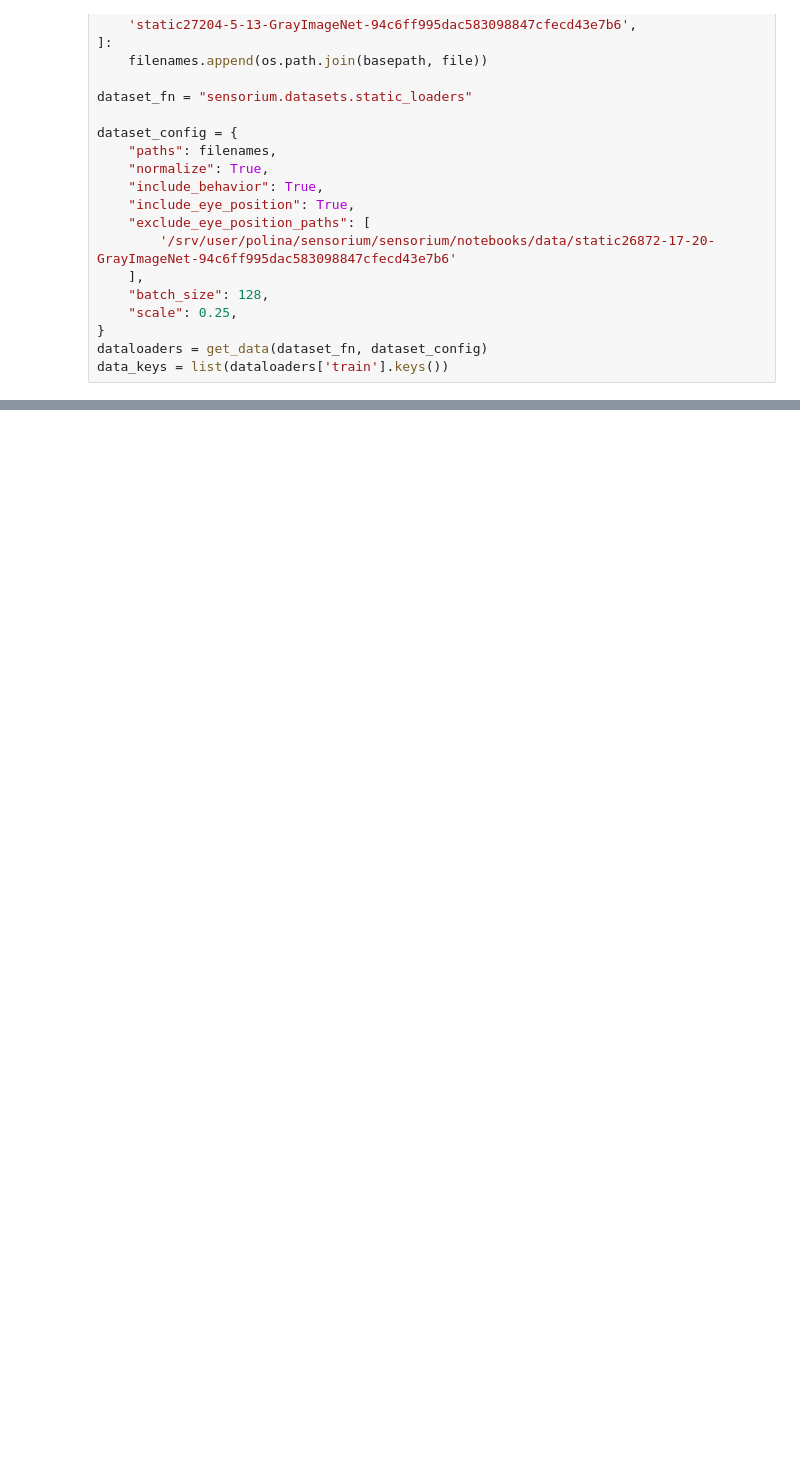
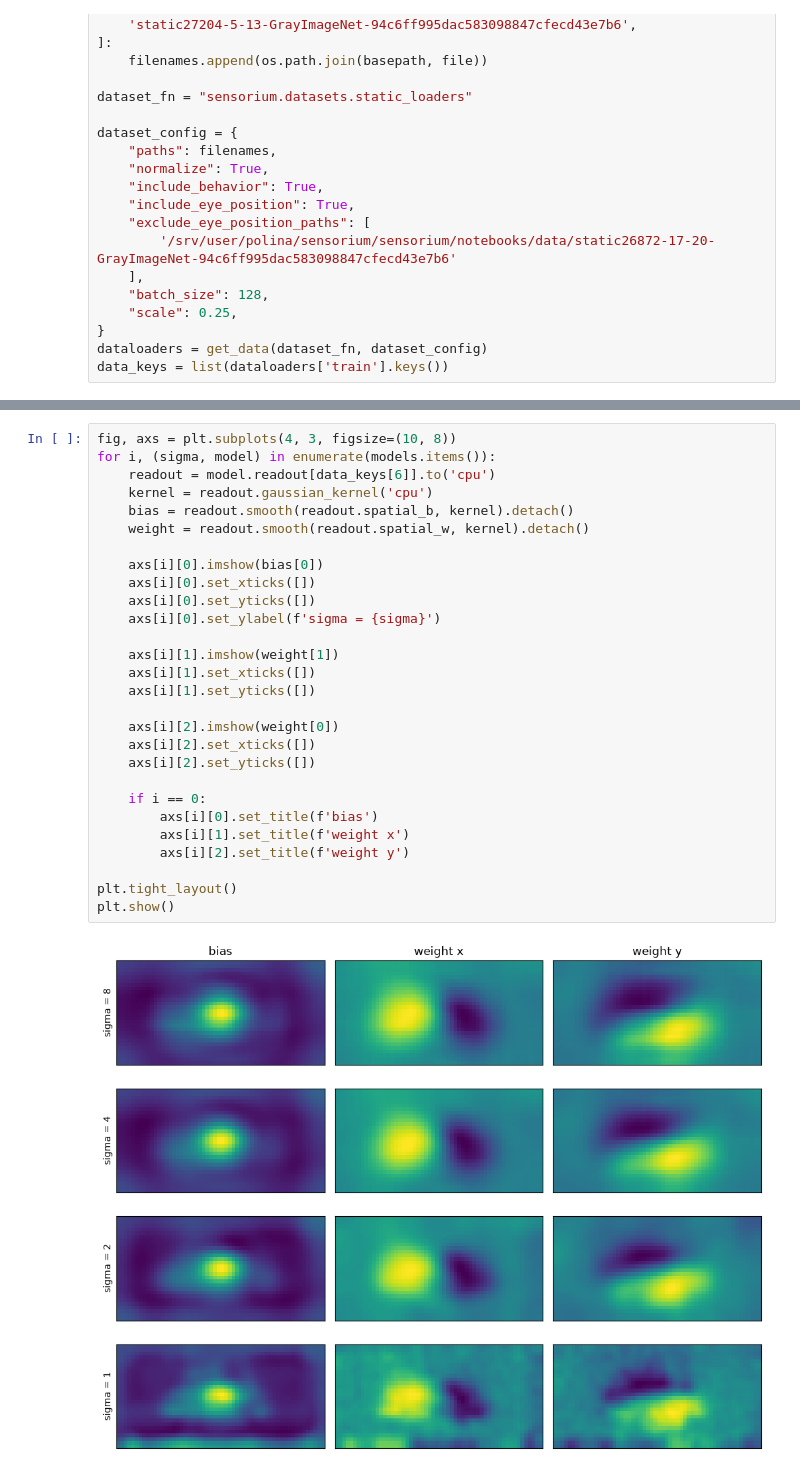
Before and after one commit to NathanSoeding/sensorium, a Jupyter notebook: analysis/smoothness_sweep.ipynb, the cells around one changed output, grey strips where cells are left out. Saved outputs shown, nothing was run; the diff lists cells and outputs as text; blank space fills up the shorter version.

```diff
--- a/analysis/smoothness_sweep.ipynb
+++ b/analysis/smoothness_sweep.ipynb
@@ -99,0 +194,30 @@ plt.tight_layout()
+# %%
+fig, axs = plt.subplots(4, 3, figsize=(10, 8))
+for i, (sigma, model) in enumerate(models.items()):
+    readout = model.readout[data_keys[6]].to('cpu')
+    kernel = readout.gaussian_kernel('cpu')
+    bias = readout.smooth(readout.spatial_b, kernel).detach()
+    weight = readout.smooth(readout.spatial_w, kernel).detach()
+
+    axs[i][0].imshow(bias[0])
+    axs[i][0].set_xticks([])
+    axs[i][0].set_yticks([])
+    axs[i][0].set_ylabel(f'sigma = {sigma}')
+
+    axs[i][1].imshow(weight[1])
+    axs[i][1].set_xticks([])
+    axs[i][1].set_yticks([])
+
+    axs[i][2].imshow(weight[0])
+    axs[i][2].set_xticks([])
+    axs[i][2].set_yticks([])
+
+    if i == 0:
+        axs[i][0].set_title(f'bias')
+        axs[i][1].set_title(f'weight x')
+        axs[i][2].set_title(f'weight y')
+
+plt.tight_layout()
+plt.show()
+# %% [output]
+[figure, added]
```
Also changed, not shown: parts of 6 cells of this notebook, 2 other files.
